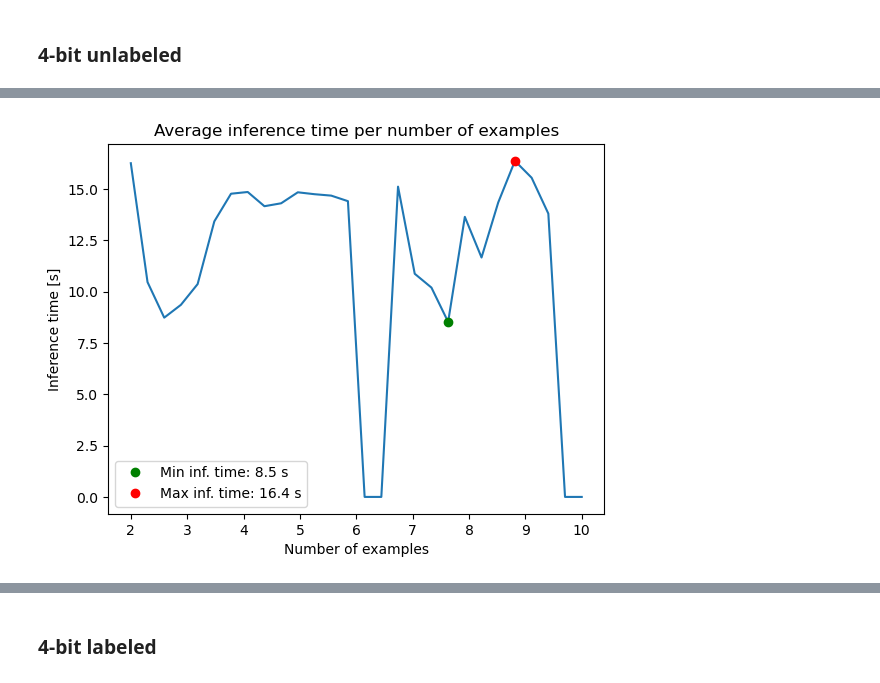
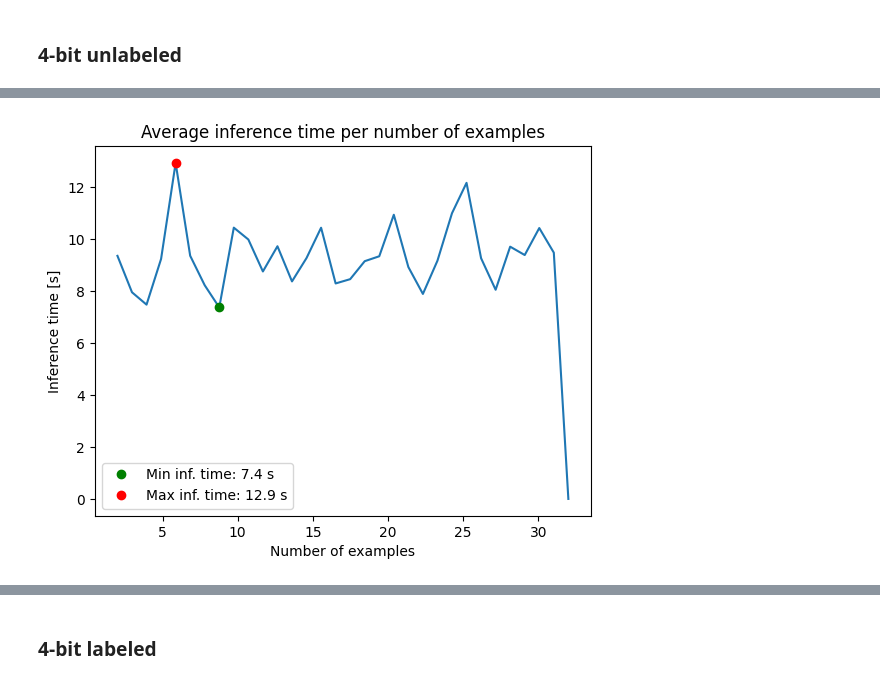
Before and after one commit to stinkyElias/SemReBot2, a Jupyter notebook: testing/mistral/data_plotter.ipynb, the cells around one changed output, grey strips where cells are left out. Drawn from its saved outputs; the diff is of its cells as text; code cells hidden in the pictures.

```diff
--- a/testing/mistral/data_plotter.ipynb
+++ b/testing/mistral/data_plotter.ipynb
@@ -7,7 +7,9 @@ import pandas as pd
 import numpy as np
 
 home = os.path.expanduser("~")
-data_dir = os.path.join(home, 'Documents/semantic-robot/testing/mistral')
+data_dir = os.path.join(home, 'Documents/semantic-robot/testing/results')
+
+# solution = 'instance robot_1 robot|instance charging_station zone|instance unload_zone zone|instance shelf_1 zone|instance shelf_2 zone|instance pallet_1 pallet|predicate robot_at robot_1 charging_station|predicate pallet_at pallet_1 unload_zone|predicate pallet_not_moved pallet_1|predicate is_unload_zone unload_zone|predicate is_shelf_zone shelf_1|predicate is_shelf_zone shelf_2|goal pallet_at pallet_1 shelf_1|goal robot_at robot_1 shelf_2|'
 # %% [markdown]
 ### Extract necessary data
 # %%
@@ -21,20 +23,16 @@ def extract_data(filename):
     memory_usage = re.findall(r'GPU memory loaded \[MB\]\s+:\s+(.+)', content)
     input_size = re.findall(r'Model input size \[MB\]\s+:\s+(.+)', content)
     model = re.findall(r'Model\s+:\s+(.+)', content)
-    instance_match_accuracy = re.findall(r'Instance match accuracy\s+:\s+(.+)', content)
-    predicate_match_accuracy = re.findall(r'Predicate match accuracy\s+:\s+(.+)', content)
-    goal_match_accuracy = re.findall(r'Goal match accuracy\s+:\s+(.+)', content)
-    total_match_accuracy = re.findall(r'Total match accuracy\s+:\s+(.+)', content)
+    sliced_output = re.findall(r'Sliced output\s+:\s+(.+)', content)
+    solution = re.findall(r'Solution\s+:\s+(.+)', content)
     labeled = re.findall(r'Labeled\s+:\s+(.+)', content)
 
     return {
         'model': list(map(str, model)),
         'test_set': list(map(int, test_sets)),
         'num_examples': list(map(int, number_of_examples)),
-        'instance_match_accuracy': list(map(float, instance_match_accuracy)),
-        'predicate_match_accuracy': list(map(float, predicate_match_accuracy)),
-        'goal_match_accuracy': list(map(float, goal_match_accuracy)),
-        'total_match_accuracy': list(map(float, total_match_accuracy)),
+        'sliced_output': list(map(str, sliced_output)),
+        'solution': list(map(str, solution)),
         'inference_time': list(map(float, inference_times)),
         'memory_usage': list(map(float, memory_usage)),
         'input_size': list(map(float, input_size)),
@@ -134,0 +148,23 @@ for i in range(2, max(df_4bit['num_examples'])):
+# %%
+counter = 0
+num_of_ex_list = []
+
+with open('output_results.txt', 'w') as f:
+    for i in range(len(sliced_outputs)):
+        for j in range(len(sliced_outputs[i])):
+            instance_count_out = sliced_outputs[i][j].count('instance')
+            predicate_count_out = sliced_outputs[i][j].count('predicate')
+            goal_count_out = sliced_outputs[i][j].count('goal')
+
+            instance_count_sol = solutions[i].count('instance')
+            predicate_count_sol = solutions[i].count('predicate')
+            goal_count_sol = solutions[i].count('goal')
+
+            if instance_count_out==instance_count_sol and predicate_count_out==predicate_count_sol and goal_count_out==goal_count_sol:
+                counter+=1
+                num_of_ex_list.append(j+2)
+
+            f.write(f'Test set {i+1} - number of examples {j+2}\n')
+            f.write(f'{sliced_outputs[i][j]}\n')
+            f.write(f'{solutions[i]}\n')
+            f.write(f'instances: {instance_count_out}/{instance_count_sol} - predicate count: {predicate_count_out}/{predicate_count_sol} - goal count: {goal_count_out}/{goal_count_sol}\n\n')
@@ -135,20 +196,20 @@ for i in range(2, max(df_4bit['num_examples'])):
 # %%
-x = np.linspace(2, 10, len(inf_times))
+x = np.linspace(2, 32, len(inf_times))
 plt.plot(x, inf_times)
 plt.title('Average inference time per number of examples')
 plt.xlabel('Number of examples')
 plt.ylabel('Inference time [s]')
 
 min_inf_time = min(x for x in inf_times if x != 0)
 max_inf_time = max(inf_times)
 min_inf_time_idx = np.where(inf_times == min_inf_time)
 max_inf_time_idx = np.where(inf_times == max_inf_time)
 
 plt.plot(x[min_inf_time_idx], min_inf_time, 'go', label=f'Min inf. time: {round(min_inf_time, 1)} s')
 plt.plot(x[max_inf_time_idx], max_inf_time, 'ro', label=f'Max inf. time: {round(max_inf_time, 1)} s')
 plt.legend()
 
 plt.show()
 # %% [output]
-[figure, old version]
+[figure, new version]
 # %%
```
Also changed, not shown: parts of 12 cells of this notebook, 5 other files.
